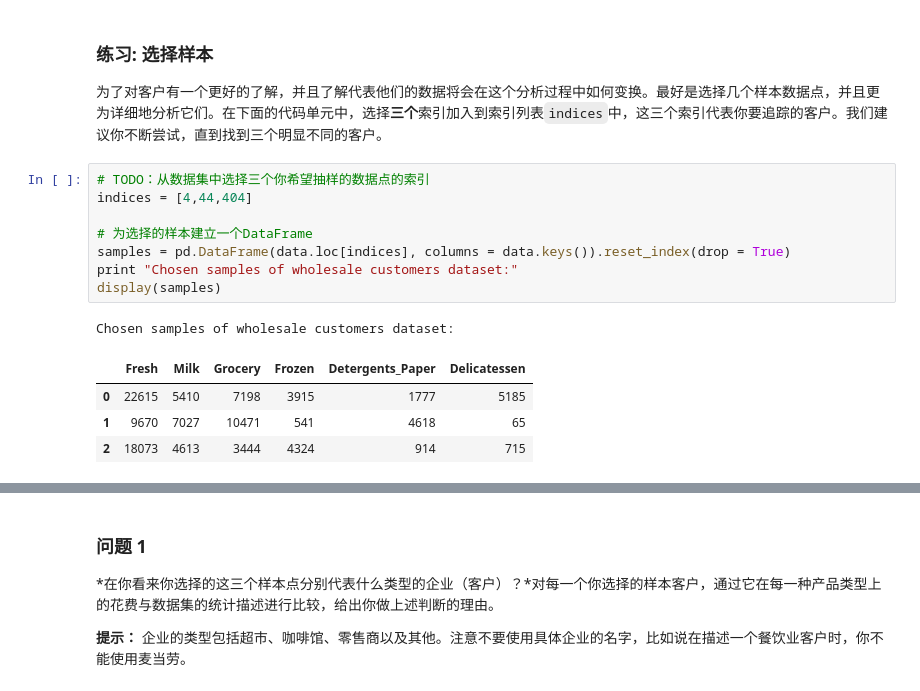
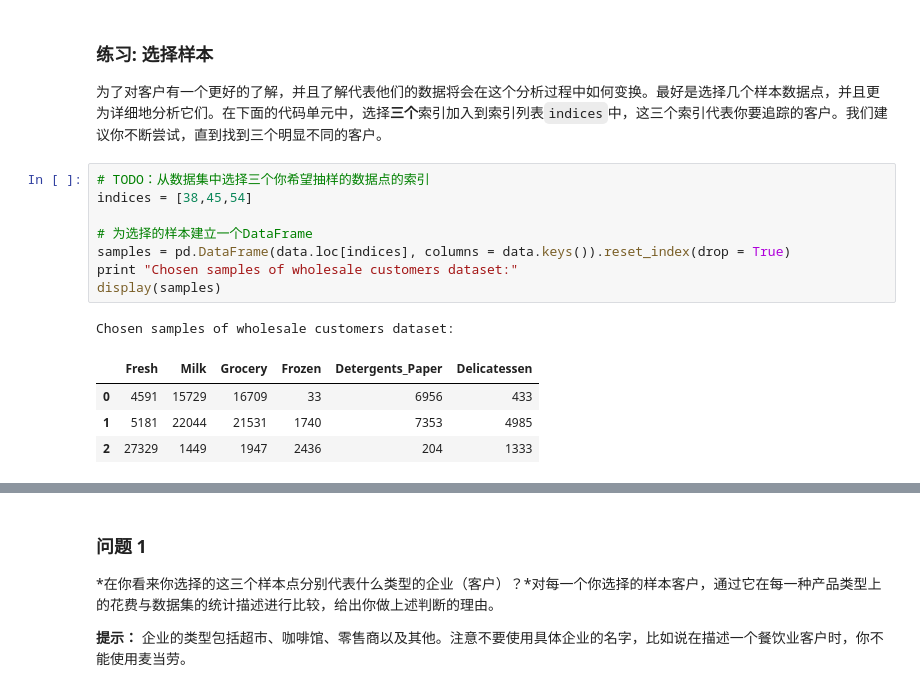
Before and after one commit to shisisarah/Udacity-MachineLearning, a Jupyter notebook: class4/creating_customer_segments-master/customer_segments.ipynb, the cells around one changed output, grey strips where cells are left out. Drawn from its saved outputs; the diff is of its cells as text.

```diff
--- a/class4/creating_customer_segments-master/customer_segments.ipynb
+++ b/class4/creating_customer_segments-master/customer_segments.ipynb
@@ -63,15 +63,15 @@ display(data.describe())
 为了对客户有一个更好的了解，并且了解代表他们的数据将会在这个分析过程中如何变换。最好是选择几个样本数据点，并且更为详细地分析它们。在下面的代码单元中，选择**三个**索引加入到索引列表`indices`中，这三个索引代表你要追踪的客户。我们建议你不断尝试，直到找到三个明显不同的客户。
 # %%
 # TODO：从数据集中选择三个你希望抽样的数据点的索引
-indices = [4,44,404]
+indices = [38,45,54]
 
 # 为选择的样本建立一个DataFrame
 samples = pd.DataFrame(data.loc[indices], columns = data.keys()).reset_index(drop = True)
 print "Chosen samples of wholesale customers dataset:"
 display(samples)
 # %% [output]
 Chosen samples of wholesale customers dataset:
 |  | Fresh | Milk | Grocery | Frozen | Detergents_Paper | Delicatessen |
-| 0 | 22615 | 5410 | 7198 | 3915 | 1777 | 5185 |
-| 1 | 9670 | 7027 | 10471 | 541 | 4618 | 65 |
-| 2 | 18073 | 4613 | 3444 | 4324 | 914 | 715 |
+| 0 | 4591 | 15729 | 16709 | 33 | 6956 | 433 |
+| 1 | 5181 | 22044 | 21531 | 1740 | 7353 | 4985 |
+| 2 | 27329 | 1449 | 1947 | 2436 | 204 | 1333 |
```
Also changed, not shown: parts of 43 cells of this notebook, 28 other files.
